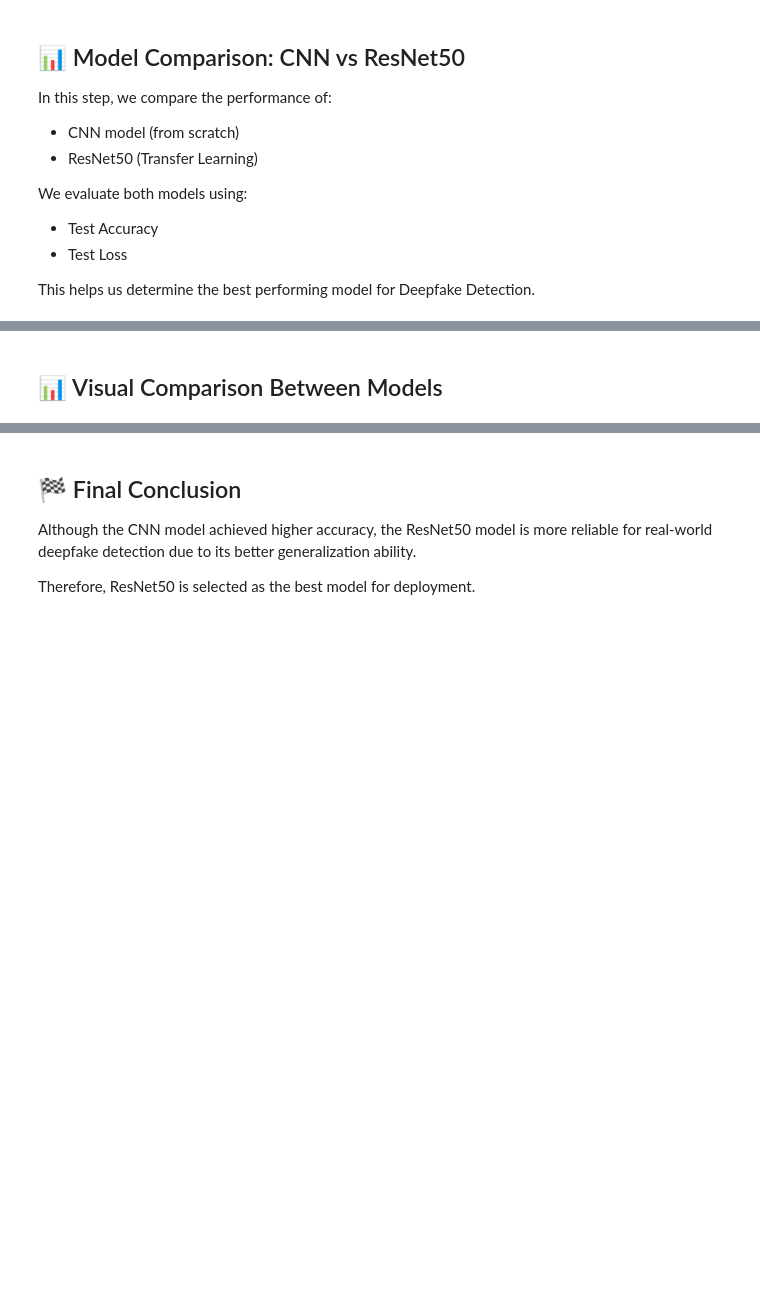
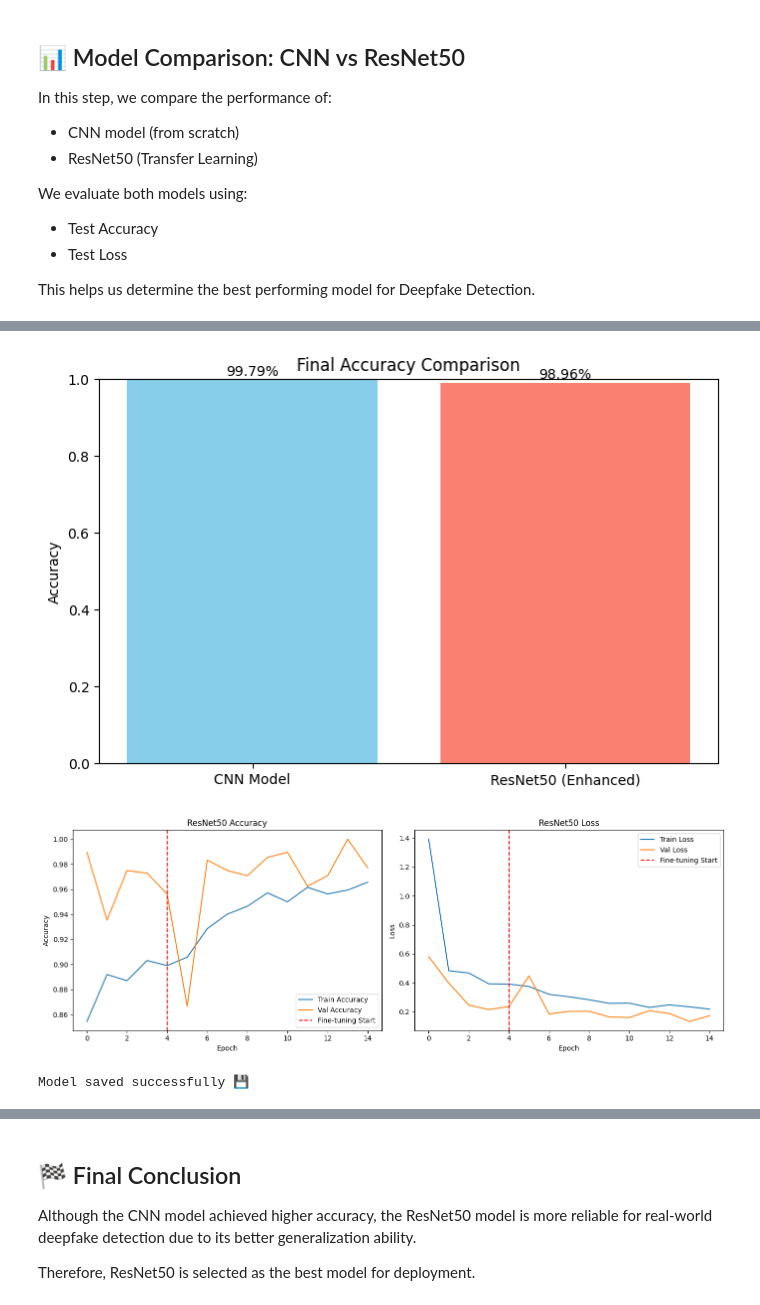
Before and after one commit to Rawda-Hafez/Deepfake-Detection, a Jupyter notebook: deepfake.ipynb, the cells around one changed output, grey strips where cells are left out. Drawn from its saved outputs; the diff is of its cells as text; code cells hidden in the pictures; blank space fills up the shorter version.

Commit message:
Refactor and optimize project: clean codebase, enhance GUI/Web UI, add requirements and docs

```diff
--- a/deepfake.ipynb
+++ b/deepfake.ipynb
@@ -566,15 +906,72 @@ We evaluate both models using:
 
 This helps us determine the best performing model for Deepfake Detection.
 # %%
-# Evaluate CNN
+# 1. Evaluate both models on test data
 cnn_loss, cnn_acc = cnn_model.evaluate(test_data)
-
-# Evaluate ResNet
 resnet_loss, resnet_acc = resnet_model.evaluate(test_data)
 
-print("📌 CNN Accuracy:", cnn_acc)
-print("📌 ResNet Accuracy:", resnet_acc)
+print(f"\n✅ CNN Accuracy: {cnn_acc:.4f}")
+print(f"✅ ResNet50 Accuracy: {resnet_acc:.4f}")
 
-print("\n📊 CNN Loss:", cnn_loss)
-print("📊 ResNet Loss:", resnet_loss)
+
+# 2. Compare model accuracies (Bar chart)
+models = ['CNN Model', 'ResNet50 (Enhanced)']
+accuracies = [cnn_acc, resnet_acc]
+
+plt.figure(figsize=(8, 5))
+bars = plt.bar(models, accuracies, color=['skyblue', 'salmon'])
+plt.ylim(0, 1.0)
+plt.title("Final Accuracy Comparison")
+plt.ylabel("Accuracy")
+
+# Show accuracy values on bars
+for bar in bars:
+    yval = bar.get_height()
+    plt.text(bar.get_x() + bar.get_width()/2, yval + 0.01,
+             f'{yval:.2%}', ha='center')
+
+
+plt.show()
+
+
+# 3. Plot training history (Stage 1 + Stage 2 combined)
+acc = history_stage1.history['accuracy'] + history_stage2.history['accuracy']
+val_acc = history_stage1.history['val_accuracy'] + history_stage2.history['val_accuracy']
+loss = history_stage1.history['loss'] + history_stage2.history['loss']
+val_loss = history_stage1.history['val_loss'] + history_stage2.history['val_loss']
+
+plt.figure(figsize=(14, 5))
+
+# Accuracy plot
+plt.subplot(1, 2, 1)
+plt.plot(acc, label='Train Accuracy')
+plt.plot(val_acc, label='Val Accuracy')
+plt.axvline(x=len(history_stage1.history['accuracy'])-1,
+            color='red', linestyle='--', label='Fine-tuning Start')
+plt.title('ResNet50 Accuracy')
+plt.xlabel('Epoch')
+plt.ylabel('Accuracy')
+plt.legend()
+
+# Loss plot
+plt.subplot(1, 2, 2)
+plt.plot(loss, label='Train Loss')
+plt.plot(val_loss, label='Val Loss')
+plt.axvline(x=len(history_stage1.history['loss'])-1,
+            color='red', linestyle='--', label='Fine-tuning Start')
+plt.title('ResNet50 Loss')
+plt.xlabel('Epoch')
+plt.ylabel('Loss')
+plt.legend()
+
+plt.tight_layout()
+plt.show()
+
+
+# 4. Save final model
+if not os.path.exists('models'):
+    os.makedirs('models')
+
+resnet_model.save("models/deepfake_resnet_final_v2.keras")
+print("Model saved successfully 💾")
 # %% [output]
@@ -588,2 +983,3 @@ print("📊 ResNet Loss:", resnet_loss)
+[figure, added]
+[figure, added]
+Model saved successfully 💾
-# %% [markdown]
-## 📊 Visual Comparison Between Models
```
Also changed, not shown: parts of 19 cells of this notebook, 11 other files.
